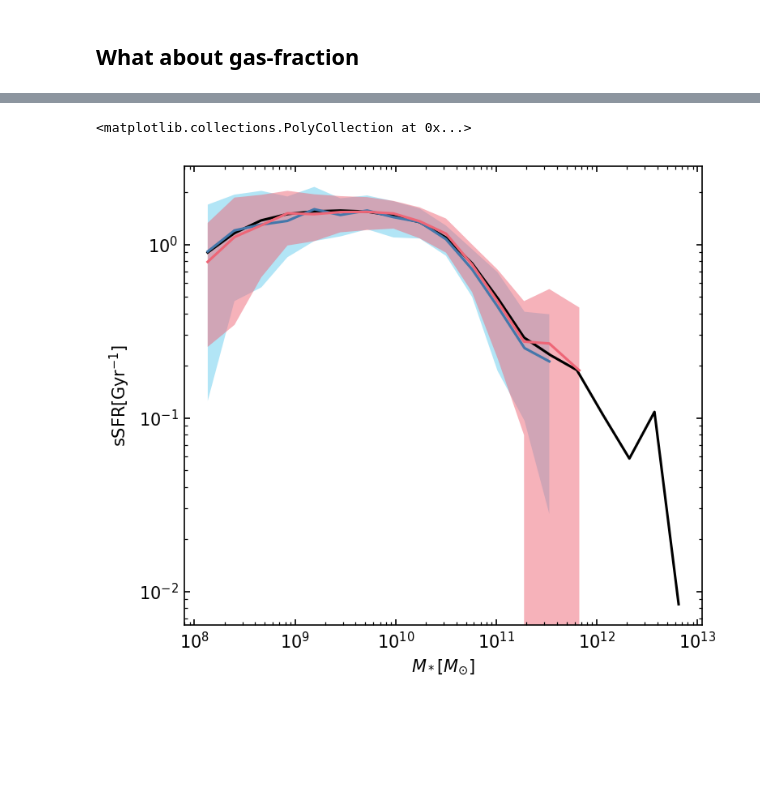
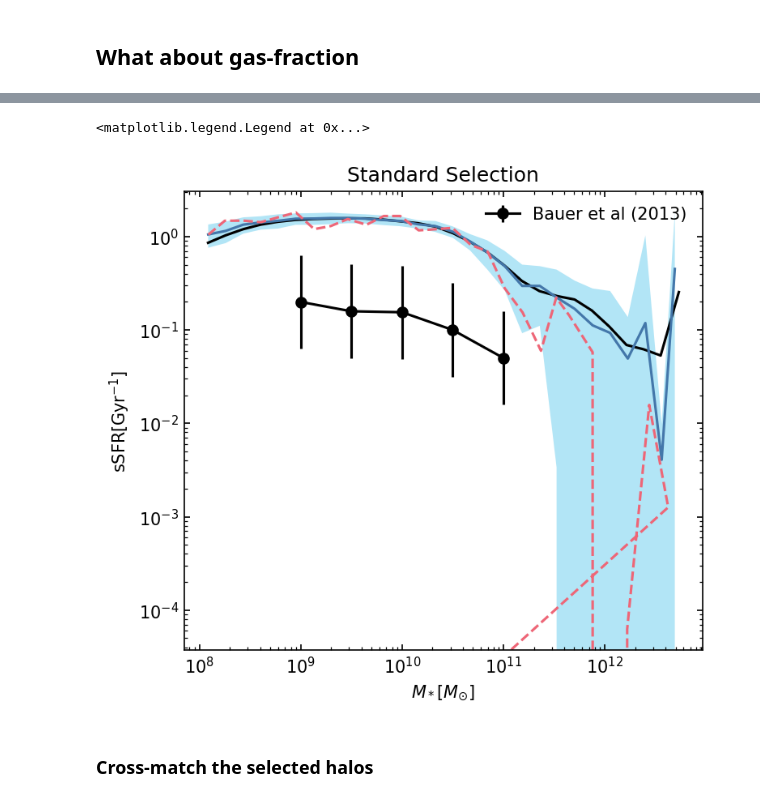
Before and after one commit to fgmaion/MTNG-resims, a Jupyter notebook: Notebooks/estimate_halo_number_DM-MTNG.ipynb, the cells around one changed output, grey strips where cells are left out. Cells and saved outputs as stored; diff of their text form; code cells hidden in the pictures; blank space fills up the shorter version.

Commit message:
Understanding and testing better the cross-matching

```diff
--- a/Notebooks/estimate_halo_number_DM-MTNG.ipynb
+++ b/Notebooks/estimate_halo_number_DM-MTNG.ipynb
@@ -102,6 +105,3 @@ sel_total = hydro_split.halo_sel(mhalo_edges=mass_edges, Nhalos=None)
 # %%
-ens_sel = {}
-
-ens_sel['2'] = hydro_split.halo_sel(mhalo_edges=mass_edges, Nhalos=2, draws=100)
-ens_sel['4'] = hydro_split.halo_sel(mhalo_edges=mass_edges, Nhalos=4, draws=100)
+ens_sel = hydro_split.halo_sel(mhalo_edges=mass_edges, Nhalos=1, draws=100)
 # %% [output]
@@ -315,3 +226,10 @@ centers_total = 0.5 * (bins_total[1:] + bins_total[:-1])
+# %%
+with open("/lscratch/fgmaion/MTNG-resims/halo_selections/1080-A/halo_sel_1pmbin.txt", 'w') as f:
+    for i in range(len(ens_sel['sel'])):
+        if i==len(ens_sel['sel'])-1:
+            f.write(str(ens_sel['sel'][i][26][0]))
+        else:
+            f.write(str(ens_sel['sel'][i][26][0])+'\n')
 # %%
 fig = plt.figure(dpi=200, figsize=(5.5,5))
 
@@ -637,2 +362,6 @@ err_sSFR_vmax['4'] = np.std(ens_sSFR_vmax['4'], axis=0)
+# %%
+mean_sSFR   = np.sum(ens_sSFR, axis=0) / np.sum(weights, axis=0)
+mean_mstar = np.sum(ens_mstar, axis=0) / np.sum(weights, axis=0)
+err_sSFR    = np.sqrt( np.sum(ens_sSFR**2, axis=0) / np.sum(weights, axis=0) - ( np.sum(ens_sSFR, axis=0) / np.sum(weights, axis=0) )**2 )
 # %%
 sSFR_total = hydro_split.total_SFR(nbins=nbins)
@@ -674,18 +368,32 @@ ax[1].fill_between(mean_mstar_vmax['4'], mean_sSFR_vmax['4']-err_sSFR_vmax['4'],
+# %%
+mstar_bauer = np.array([9, 9.5, 10, 10.5, 11])
+ssfr_bauer = np.array([-0.7, -0.8,-0.81,-1,-1.3])
+err_bauer_low = np.ones(5) * (10**(ssfr_bauer) - 10**(ssfr_bauer-0.5) )
+err_bauer_high = np.ones(5) * (10**(ssfr_bauer+0.5) - 10**(ssfr_bauer) )
 # %%
-fig, ax = plt.subplots(dpi=150, figsize=(5.5,5))
+fig, ax = plt.subplots( dpi=150, figsize=(5.5,5), sharey=True)
 
 ax.set_xscale('log')
 ax.set_yscale('log')
 
 ax.set_ylabel('sSFR[Gyr$^{-1}$]')
 ax.set_xlabel('$M_*[M_{\\odot}]$')
 
-ax.plot(sSFR_total['mstar'], sSFR_total['sSFR'], color='k')
-ax.plot(mean_mstar_vmax['2'], mean_sSFR_vmax['2'], color=colors[0])
-ax.plot(mean_mstar_vmax['4'], mean_sSFR_vmax['4'], color=colors[4])
+ax.set_title('Standard Selection')
 
-ax.fill_between(mean_mstar_vmax['2'], mean_sSFR_vmax['2']-err_sSFR_vmax['2'], mean_sSFR_vmax['2']+err_sSFR_vmax['2'], color=colors[1], alpha=0.5, edgecolor=None)
-ax.fill_between(mean_mstar_vmax['4'], mean_sSFR_vmax['4']-err_sSFR_vmax['4'], mean_sSFR_vmax['4']+err_sSFR_vmax['4'], color=colors[4], alpha=0.5, edgecolor=None)
+ax.plot(sSFR_total['mstar'][:-1], sSFR_total['sSFR'][:-1], color='k')
+ax.plot(mean_mstar, mean_sSFR, color=colors[0])
+ax.plot(ens_mstar[39], ens_sSFR[39], color=colors[4], ls='--')
+# for i in range(20,25):
+#     ax.plot(ens_mstar[i], ens_sSFR[i])
+
+ax.fill_between(mean_mstar, mean_sSFR-err_sSFR, mean_sSFR+err_sSFR, color=colors[1], alpha=0.5, edgecolor=None)
+
+ax.errorbar(10**(mstar_bauer), 10**(ssfr_bauer), [err_bauer_low, err_bauer_high],  marker='o', label='Bauer et al (2013)', color='k')
+
+ax.legend()
 # %% [output]
-<matplotlib.collections.PolyCollection at 0x...>
+<matplotlib.legend.Legend at 0x...>
-[figure, old version]
+[figure, new version]
+# %% [markdown]
+### Cross-match the selected halos
```
Also changed, not shown: parts of 42 cells of this notebook, 1 other file.
